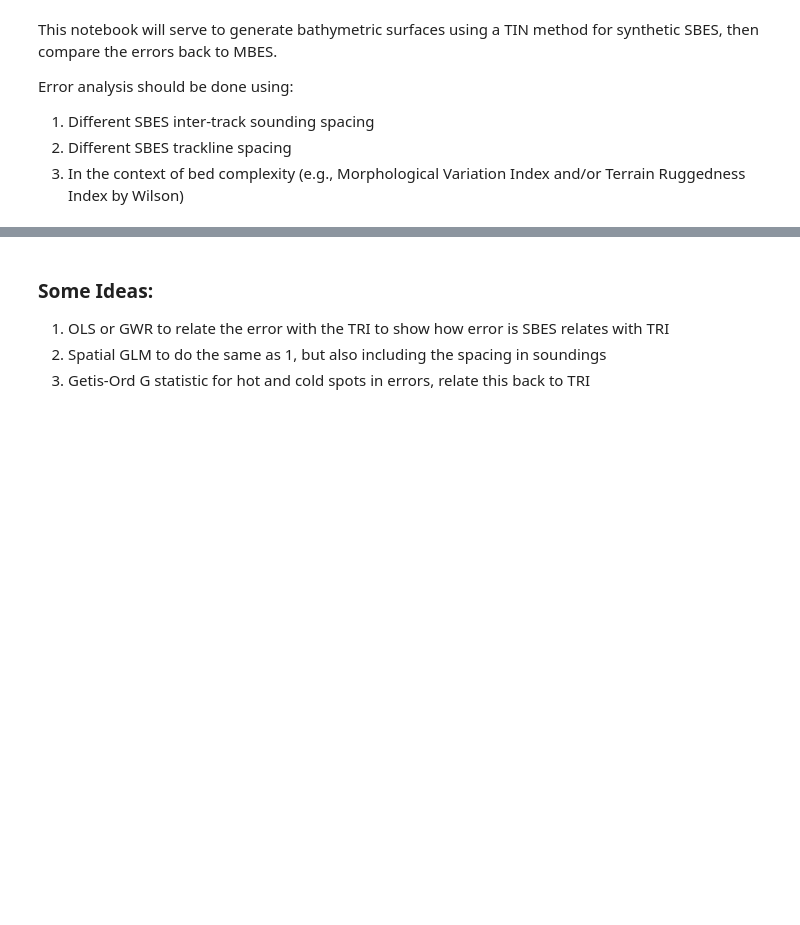
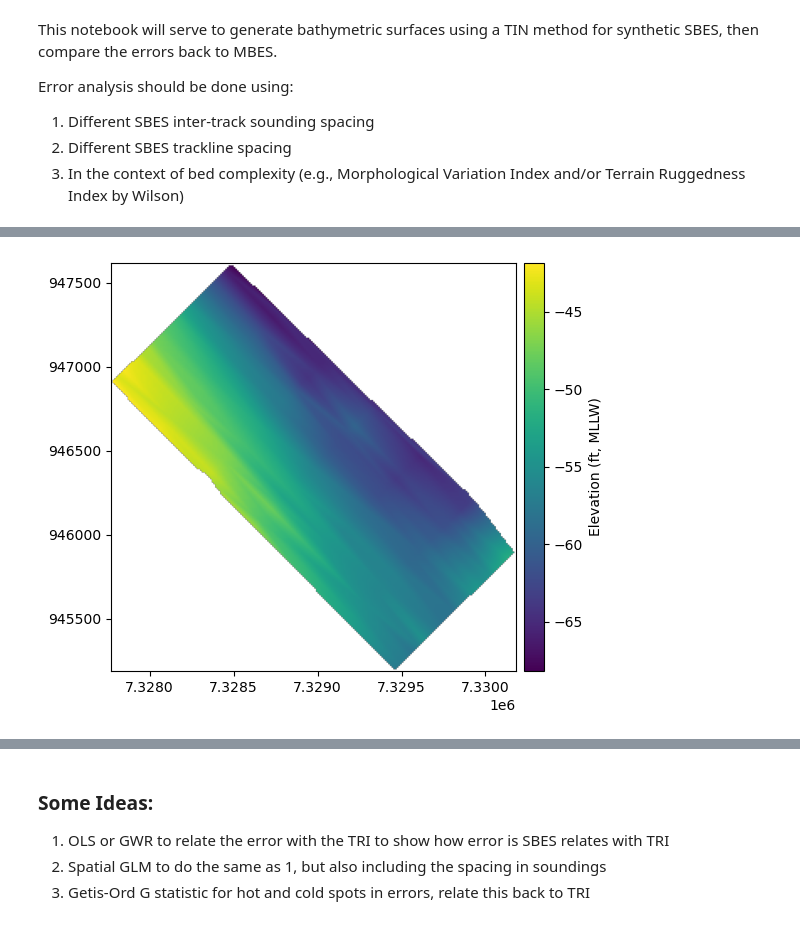
Before and after one commit to wc-caldwell/eHydroInterpolation, a Jupyter notebook: notebooks/SE2_TIN_error.ipynb, the cells around one changed output, grey strips where cells are left out. Saved outputs shown, nothing was run; the diff lists cells and outputs as text; code cells hidden in the pictures; blank space fills up the shorter version.

```diff
--- a/notebooks/SE2_TIN_error.ipynb
+++ b/notebooks/SE2_TIN_error.ipynb
@@ -159,0 +274,15 @@ v[0].plot(
+# %%
+# clipped_sbes_dbms = list(Path(f'/mnt/teamgroup/AutoDBM/Public/{survey}').glob('clipped_SBES*'))
+track_spacing = 400
+sounding_spacing = 50
+
+sbes_dbm = xdem.DEM(f'/mnt/teamgroup/AutoDBM/Public/{survey}/clipped_SBES_{track_spacing}_{sounding_spacing}_TIN_bathy.tif')
+# sbes_dbm = xdem.DEM(clipped_sbes_dbms[2])
+sbes_dbm.plot(
+        cmap="viridis",
+        vmin=float(sbes_dbm.get_stats("min")),
+        vmax=float(sbes_dbm.get_stats("max")),
+        cbar_title="Elevation (ft, MLLW)",
+)
+# %% [output]
+[figure, added]
```
Also changed, not shown: parts of 33 cells of this notebook, 12 other files.
